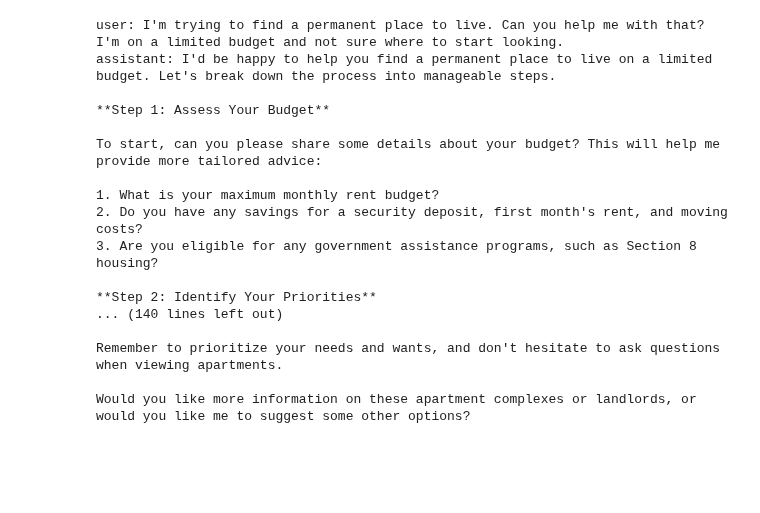
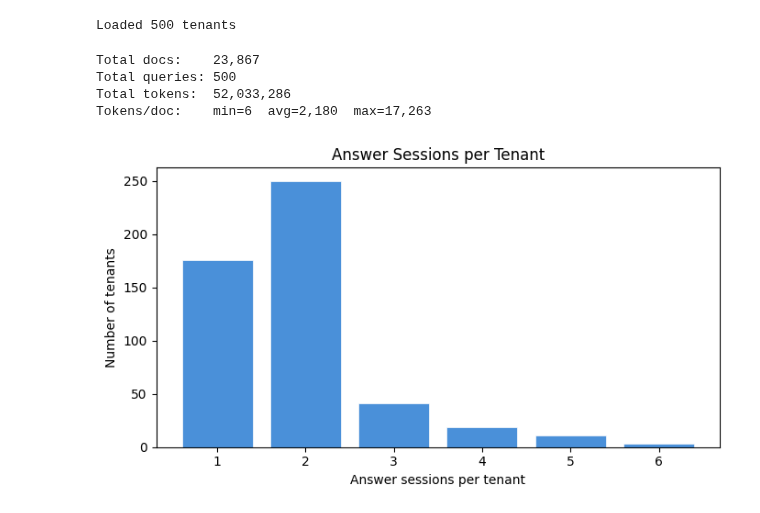
Before and after one commit to weaviate/query-agent-benchmarking, a Jupyter notebook: notebooks/experimental/engram-longmemeval.ipynb, the cells around one changed output. Saved outputs shown, nothing was run; the diff lists cells and outputs as text; code cells hidden in the pictures; blank space fills up the shorter version.

```diff
--- a/notebooks/experimental/engram-longmemeval.ipynb
+++ b/notebooks/experimental/engram-longmemeval.ipynb
@@ -334,20 +0,0 @@ print(len(encoding.encode(answer_doc["session_text"])))
-# %%
-print(answer_doc["session_text"])
-# %% [output]
-user: I'm trying to find a permanent place to live. Can you help me with that? I'm on a limited budget and not sure where to start looking.
-assistant: I'd be happy to help you find a permanent place to live on a limited budget. Let's break down the process into manageable steps.
-
-**Step 1: Assess Your Budget**
-
-To start, can you please share some details about your budget? This will help me provide more tailored advice:
-
-1. What is your maximum monthly rent budget?
-2. Do you have any savings for a security deposit, first month's rent, and moving costs?
-3. Are you eligible for any government assistance programs, such as Section 8 housing?
-
-**Step 2: Identify Your Priorities**
-... (140 lines left out)
-
-Remember to prioritize your needs and wants, and don't hesitate to ask questions when viewing apartments.
-
-Would you like more information on these apartment complexes or landlords, or would you like me to suggest some other options?
@@ -353,0 +22,53 @@ Would you like more information on these apartment complexes or landlords, or wo
+# %%
+raw_docs = load_dataset(HF_PATH, "docs")["train"]
+raw_queries = load_dataset(HF_PATH, "queries")["train"]
+
+docs_by_tenant = defaultdict(list)
+for item in raw_docs:
+    docs_by_tenant[str(item["tenant_id"])].append(dict(item))
+
+queries_by_tenant = defaultdict(list)
+for item in raw_queries:
+    queries_by_tenant[str(item["tenant_id"])].append(dict(item))
+
+print(f"Loaded {len(docs_by_tenant)} tenants")
+# %% [output]
+Loaded 500 tenants
+# %%
+total_docs = sum(len(d) for d in docs_by_tenant.values())
+total_queries = sum(len(q) for q in queries_by_tenant.values())
+token_counts = [
+    safe_token_count(doc["session_text"])
+    for docs in docs_by_tenant.values()
+    for doc in docs
+]
+
+print(f"Total docs:    {total_docs:,}")
+print(f"Total queries: {total_queries:,}")
+print(f"Total tokens:  {sum(token_counts):,}")
+print(f"Tokens/doc:    min={min(token_counts):,}  avg={sum(token_counts)//len(token_counts):,}  max={max(token_counts):,}")
+# %% [output]
+Total docs:    23,867
+Total queries: 500
+Total tokens:  52,033,286
+Tokens/doc:    min=6  avg=2,180  max=17,263
+# %%
+answer_counts = []
+for docs in docs_by_tenant.values():
+    n = sum(1 for d in docs if d["session_id"].startswith("answer_"))
+    answer_counts.append(n)
+
+dist = Counter(answer_counts)
+keys = sorted(dist.keys())
+values = [dist[k] for k in keys]
+
+fig, ax = plt.subplots(figsize=(7, 4))
+ax.bar(keys, values, color="#4a90d9", edgecolor="white", linewidth=0.5)
+ax.set_xlabel("Answer sessions per tenant")
+ax.set_ylabel("Number of tenants")
+ax.set_title("Answer Sessions per Tenant")
+ax.set_xticks(keys)
+fig.tight_layout()
+plt.show()
+# %% [output]
+[figure, added]
```
Also changed, not shown: parts of 22 cells of this notebook.
